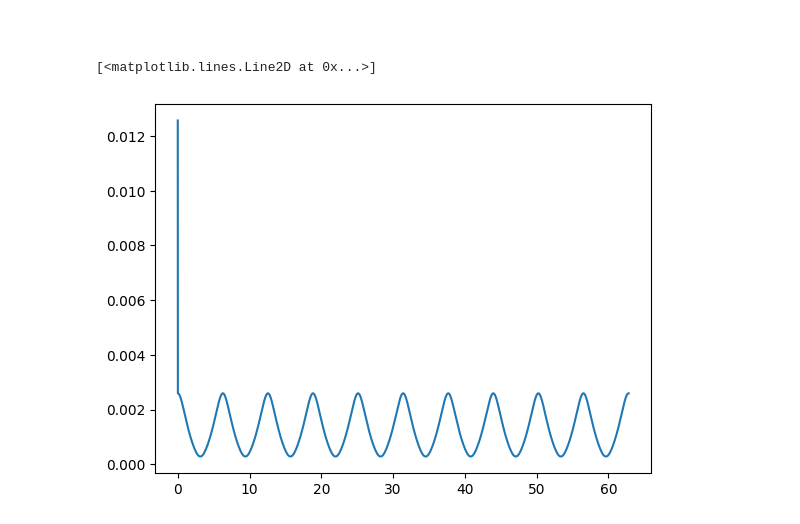
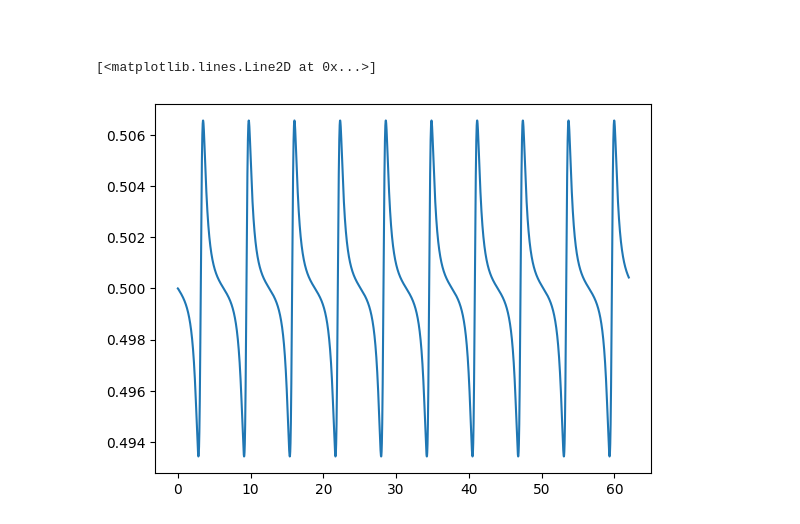
Before and after one commit to piscimarta/Chaos, a Jupyter notebook: main2.ipynb, the cells around one changed output. Saved outputs shown, nothing was run; the diff lists cells and outputs as text; code cells hidden in the pictures.

```diff
--- a/main2.ipynb
+++ b/main2.ipynb
@@ -28,7 +28,7 @@ h = 6
 save = True
 # %%
 #importing data
-test=pd.read_csv('./2bodyRK4_adaptive_eta=1.0e-03.txt',
+test=pd.read_csv('./2bodyLeapFrog_1000_steps_per_Orbit.txt',
 names = ["t", "p1","x1", "y1", "z1","vx1","vy1","vz1", "p2", "x2","y2" ,"z2", "vx2","vy2","vz2", "e","E","a","j", "h"],
 encoding='latin-1',
     sep=" "
@@ -44,8 +44,8 @@ plt.plot(test.x2, test.y2)
 #
 # %%
 #plt.plot(test.t, np.log10( np.abs( (test.E-test.E[0])/test.E[0] ) )    )
-plt.plot(test.t, test.h)
+plt.plot(test.t, test.e)
 #plt.plot(test.t, test.E)
 # %% [output]
 [<matplotlib.lines.Line2D at 0x...>]
-[figure, old version]
+[figure, new version]
```
Also changed, not shown: 4 other files.
